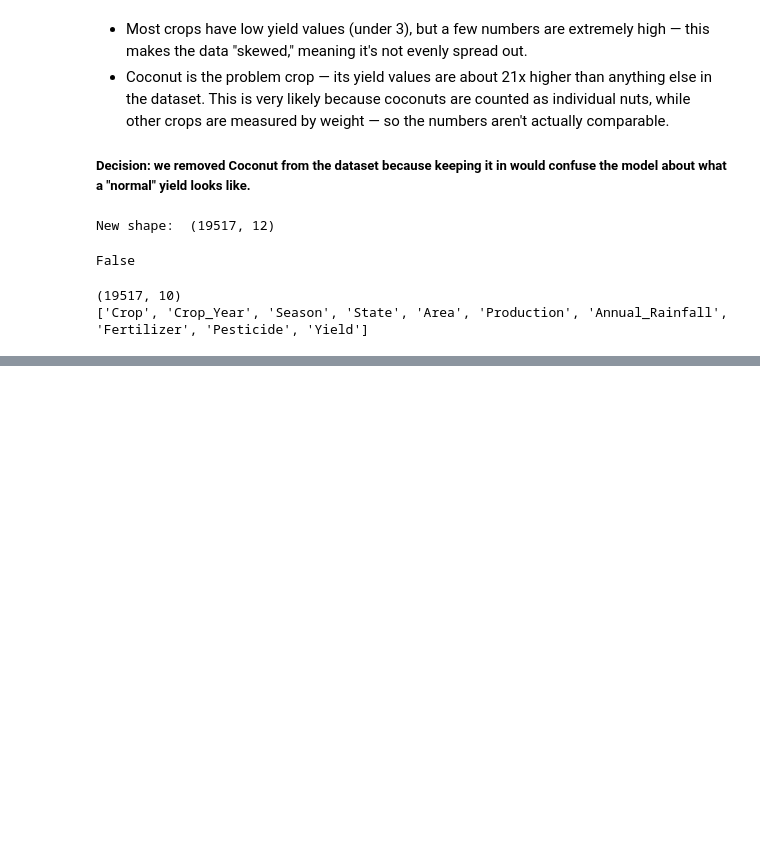
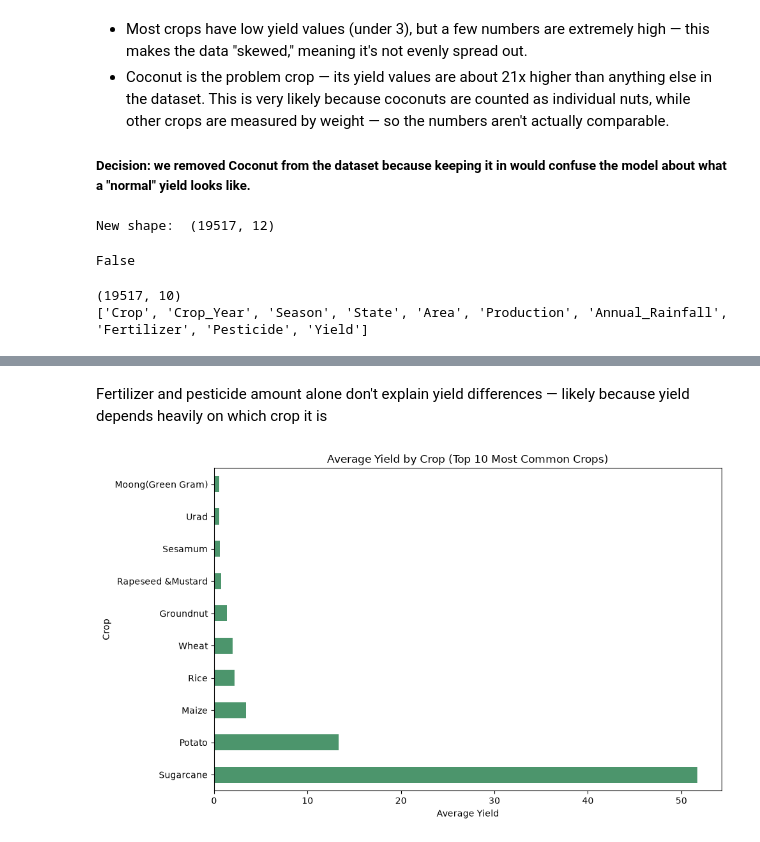
Before and after one commit to bhagyashreepawar1618/AgroVision-, a Jupyter notebook: ML_Models/yield_prediction/notebooks/eda.ipynb, the cells around one changed output, grey strips where cells are left out. Cells and saved outputs as stored; diff of their text form; code cells hidden in the pictures; blank space fills up the shorter version.

```diff
--- a/ML_Models/yield_prediction/notebooks/eda.ipynb
+++ b/ML_Models/yield_prediction/notebooks/eda.ipynb
@@ -247,0 +289,14 @@ print(df.columns.tolist())
+# %% [markdown]
+Fertilizer and pesticide amount alone don't explain yield differences — likely because yield depends heavily on which crop it is
+# %%
+top_crops = df["Crop"].value_counts().head(10).index
+crop_yield_avg = df[df["Crop"].isin(top_crops)].groupby("Crop")["Yield"].mean().sort_values(ascending = False) #Look only at the 10 most common crops, group all their rows by crop, and calculate each crop's average yield — sorted from highest to lowest.
+
+plt.figure(figsize = (10, 6))
+crop_yield_avg.plot(kind = "barh", color="#4C956C")
+plt.title("Average Yield by Crop (Top 10 Most Common Crops)")
+plt.xlabel("Average Yield")
+plt.tight_layout()
+plt.show()
+# %% [output]
+[figure, added]
```
Also changed, not shown: parts of 11 cells of this notebook.
